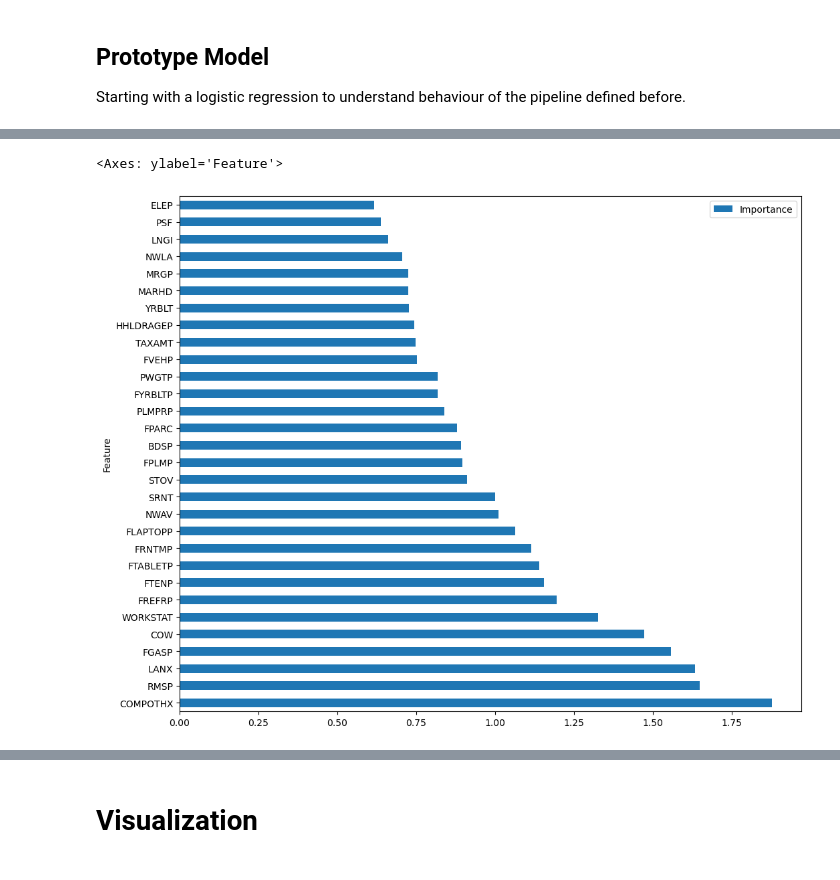
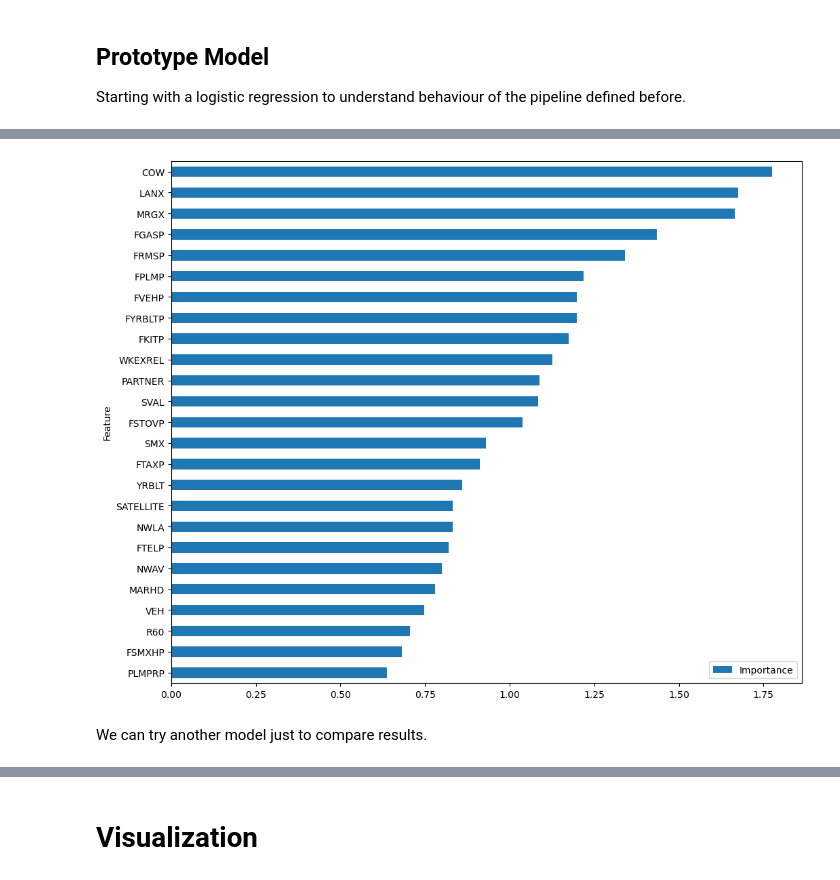
Before and after one commit to qSergio/techy_food, a Jupyter notebook: Food_census.ipynb, the cells around one changed output, grey strips where cells are left out. Cells and saved outputs as stored; diff of their text form; code cells hidden in the pictures.

Commit message:
Finish model selection and feature importance. Starts conclusions and findings

```diff
--- a/Food_census.ipynb
+++ b/Food_census.ipynb
@@ -567,13 +552,24 @@ __Note__: before truly imputing there's a need to separate the pums dataframe in
 target_name = "FS"
 target = pums[target_name]
 data = pums.drop(columns=[target_name])
+# %%
+# Use a temporal data frame to review linear correlations:
+
+temp = pums.copy()
 # %%
 # Note we keep using pums
 
 for x in ['WKHP', 'HHLDRAGEP', 'ELEP']:
-    pums.loc[pums[x].isnull(),x] = pums[x].mean()
+    temp.loc[temp[x].isnull(),x] = temp[x].mean()
+# %%
+# Redefine list to avoid errors
+
+true_floats =  ['WGTP', 'CONP', 'ELEP', 'GASP', 'INSP', 'MRGP',
+                'WATP', 'FINCP', 'GRPIP', 'HHLDRAGEP',
+                'OCPIP', 'TAXAMT', 'OIP', 'PAP', 'RETP',
+                'SEMP', 'SSIP', 'SSP', 'WAGP', 'WKHP']
 # %%
 for x in [col for col in true_floats if col not in ['WKHP', 'HHLDRAGEP', 'ELEP']]:
-    pums.loc[pums[x].isnull(),x] = pums[x].median()
+    temp.loc[temp[x].isnull(),x] = temp[x].median()
 # %%
 plt.figure(figsize=(20,8))
@@ -877,5 +903,7 @@ feature_importance.head()
 # %%
-feature_importance.head(30).plot(x='Feature', y='Importance', kind='barh', figsize=(12, 10))
+feature_importance.head(25).plot(x='Feature',
+                                 y='Importance',
+                                 kind='barh',
+                                 figsize=(12, 10)).invert_yaxis()
 # %% [output]
-<Axes: ylabel='Feature'>
-[figure, old version]
+[figure, new version]
@@ -889,3 +910,5 @@ params = {
+# %% [markdown]
+We can try another model just to compare results.
 # %%
 rfc = RandomForestClassifier(n_estimators=200,
                              n_jobs=-1,
```
Also changed, not shown: parts of 69 cells of this notebook, 1 other file.
